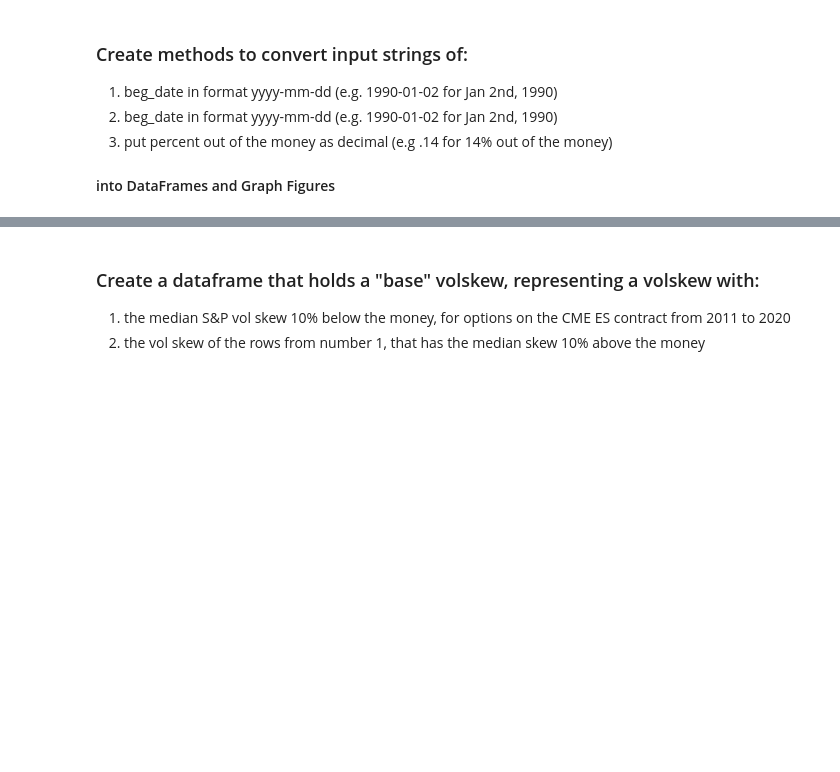
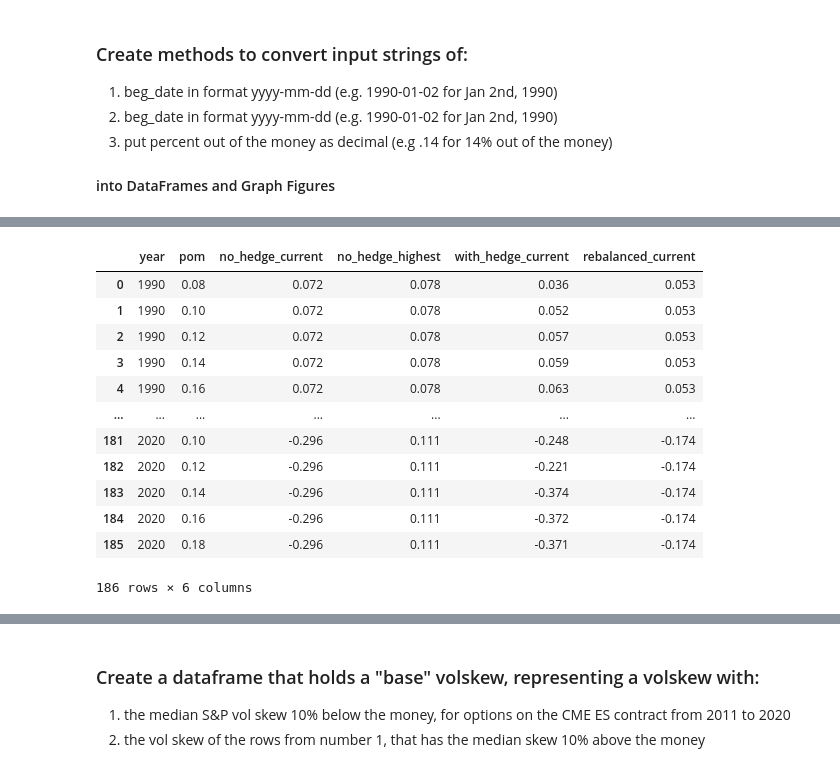
Before and after one commit to bgithub1/barchartacs, a Jupyter notebook: barchartacs/web_app_downside_put_hedge_strategy_on_sp500.ipynb, the cells around one changed output, grey strips where cells are left out. Saved outputs shown, nothing was run; the diff lists cells and outputs as text; code cells hidden in the pictures; blank space fills up the shorter version.

```diff
--- a/barchartacs/web_app_downside_put_hedge_strategy_on_sp500.ipynb
+++ b/barchartacs/web_app_downside_put_hedge_strategy_on_sp500.ipynb
@@ -670,0 +824,16 @@ def make_page_title(title_text,div_id=None,html_container=None,parent_class=None
+# %%
+df_all
+# %% [output]
+|  | year | pom | no_hedge_current | no_hedge_highest | with_hedge_current | rebalanced_current |
+| 0 | 1990 | 0.08 | 0.072 | 0.078 | 0.036 | 0.053 |
+| 1 | 1990 | 0.10 | 0.072 | 0.078 | 0.052 | 0.053 |
+| 2 | 1990 | 0.12 | 0.072 | 0.078 | 0.057 | 0.053 |
+| 3 | 1990 | 0.14 | 0.072 | 0.078 | 0.059 | 0.053 |
+| 4 | 1990 | 0.16 | 0.072 | 0.078 | 0.063 | 0.053 |
+| ... | ... | ... | ... | ... | ... | ... |
+| 181 | 2020 | 0.10 | -0.296 | 0.111 | -0.248 | -0.174 |
+| 182 | 2020 | 0.12 | -0.296 | 0.111 | -0.221 | -0.174 |
+| 183 | 2020 | 0.14 | -0.296 | 0.111 | -0.374 | -0.174 |
+| 184 | 2020 | 0.16 | -0.296 | 0.111 | -0.372 | -0.174 |
+| 185 | 2020 | 0.18 | -0.296 | 0.111 | -0.371 | -0.174 |
+186 rows × 6 columns
```
Also changed, not shown: parts of 24 cells of this notebook, 4 other files.
